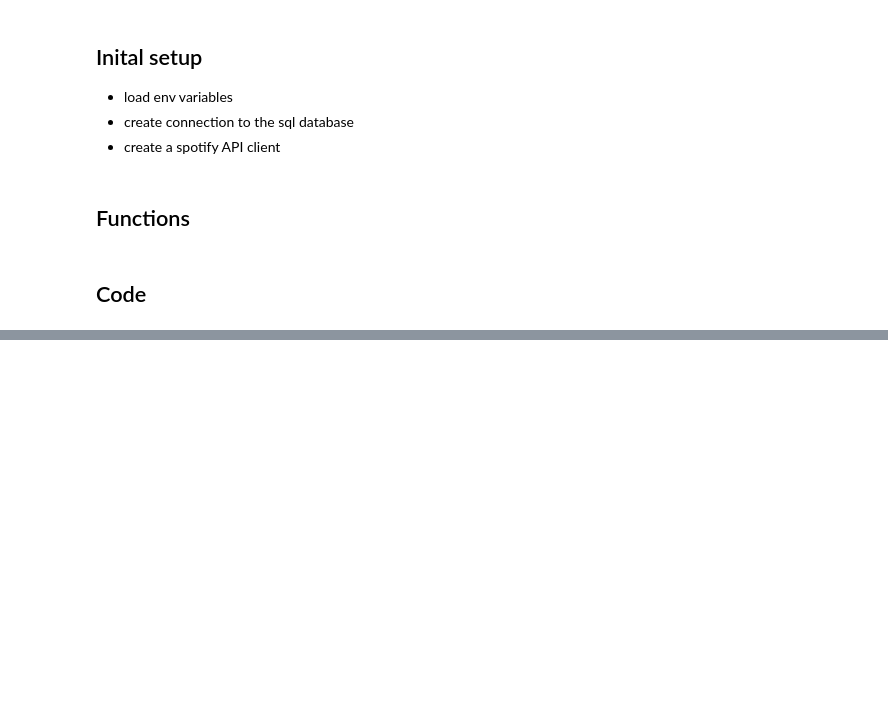
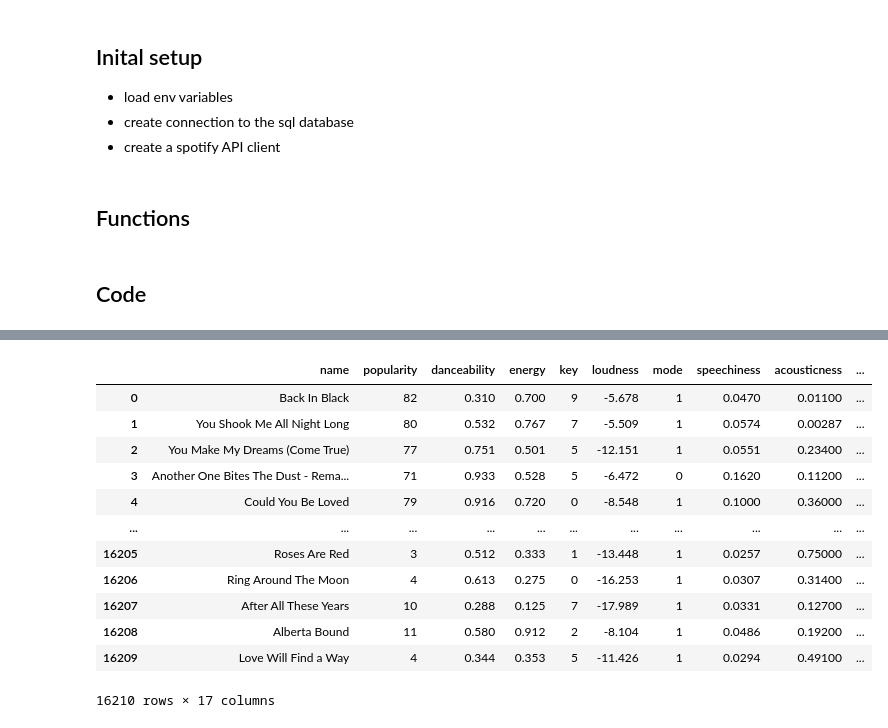
Before and after one commit to Jannis37/80s-recommender, a Jupyter notebook: query-data.ipynb, the cells around one changed output, grey strips where cells are left out. Saved outputs shown, nothing was run; the diff lists cells and outputs as text; code cells hidden in the pictures; blank space fills up the shorter version.

```diff
--- a/query-data.ipynb
+++ b/query-data.ipynb
@@ -110,7 +110,7 @@ def get_genres(isrc, api_key=LAST_FM_API_KEY):
     else:
         return genre_list
 # %%
-def filter_track_features(track):
+def filter_track_features(track,genre):
     '''
     Filters the relevant features of a track in returns them in JSON object.
 
@@ -133,7 +133,7 @@ def filter_track_features(track):
     return {
         'name': track['name'] if 'name' in track else '',
         'popularity': track['popularity'] if 'popularity' in track else '',
-        'genres': get_genres(isrc) if isrc else '',
+        'genres': genre,
         'danceability': features['danceability'] if 'danceability' in features else '',
         'energy': features['energy'] if 'energy' in features else '',
         'key': features['key'] if 'key' in features else '',
@@ -278,13 +279,14 @@ offset = 0
 # Make initial request to get total number of results
 result = sp.search(q=query, type='track', limit=1, offset=0)
 total_results = result['tracks']['total']
+print(result)
 
 # Loop through results and retrieve tracks
 while offset < 10:
     result = sp.search(q=query, type='track', limit=limit, offset=offset)
     track_features = []
     for track in result['tracks']['items']:
-        features = filter_track_features(track)
+        features = filter_track_features(track,'pop')
         track_features.append(features)
     offset += limit
     df = pd.concat([df, pd.DataFrame(track_features)], ignore_index=True)
@@ -293,0 +319,19 @@ for year in range(1980, 1990):
+# %%
+# check if there is any duplicated track( a track may have more than 1 genre)
+# these should be join together later (e.g.genres:pop,country)
+df['isrc'].duplicated
+df
+# %% [output]
+|  | name | popularity | danceability | energy | key | loudness | mode | speechiness | acousticness | ... |
+| 0 | Back In Black | 82 | 0.310 | 0.700 | 9 | -5.678 | 1 | 0.0470 | 0.01100 | ... |
+| 1 | You Shook Me All Night Long | 80 | 0.532 | 0.767 | 7 | -5.509 | 1 | 0.0574 | 0.00287 | ... |
+| 2 | You Make My Dreams (Come True) | 77 | 0.751 | 0.501 | 5 | -12.151 | 1 | 0.0551 | 0.23400 | ... |
+| 3 | Another One Bites The Dust - Rema... | 71 | 0.933 | 0.528 | 5 | -6.472 | 0 | 0.1620 | 0.11200 | ... |
+| 4 | Could You Be Loved | 79 | 0.916 | 0.720 | 0 | -8.548 | 1 | 0.1000 | 0.36000 | ... |
+| ... | ... | ... | ... | ... | ... | ... | ... | ... | ... | ... |
+| 16205 | Roses Are Red | 3 | 0.512 | 0.333 | 1 | -13.448 | 1 | 0.0257 | 0.75000 | ... |
+| 16206 | Ring Around The Moon | 4 | 0.613 | 0.275 | 0 | -16.253 | 1 | 0.0307 | 0.31400 | ... |
+| 16207 | After All These Years | 10 | 0.288 | 0.125 | 7 | -17.989 | 1 | 0.0331 | 0.12700 | ... |
+| 16208 | Alberta Bound | 11 | 0.580 | 0.912 | 2 | -8.104 | 1 | 0.0486 | 0.19200 | ... |
+| 16209 | Love Will Find a Way | 4 | 0.344 | 0.353 | 5 | -11.426 | 1 | 0.0294 | 0.49100 | ... |
+16210 rows × 17 columns
```
Also changed, not shown: parts of 4 cells of this notebook.
